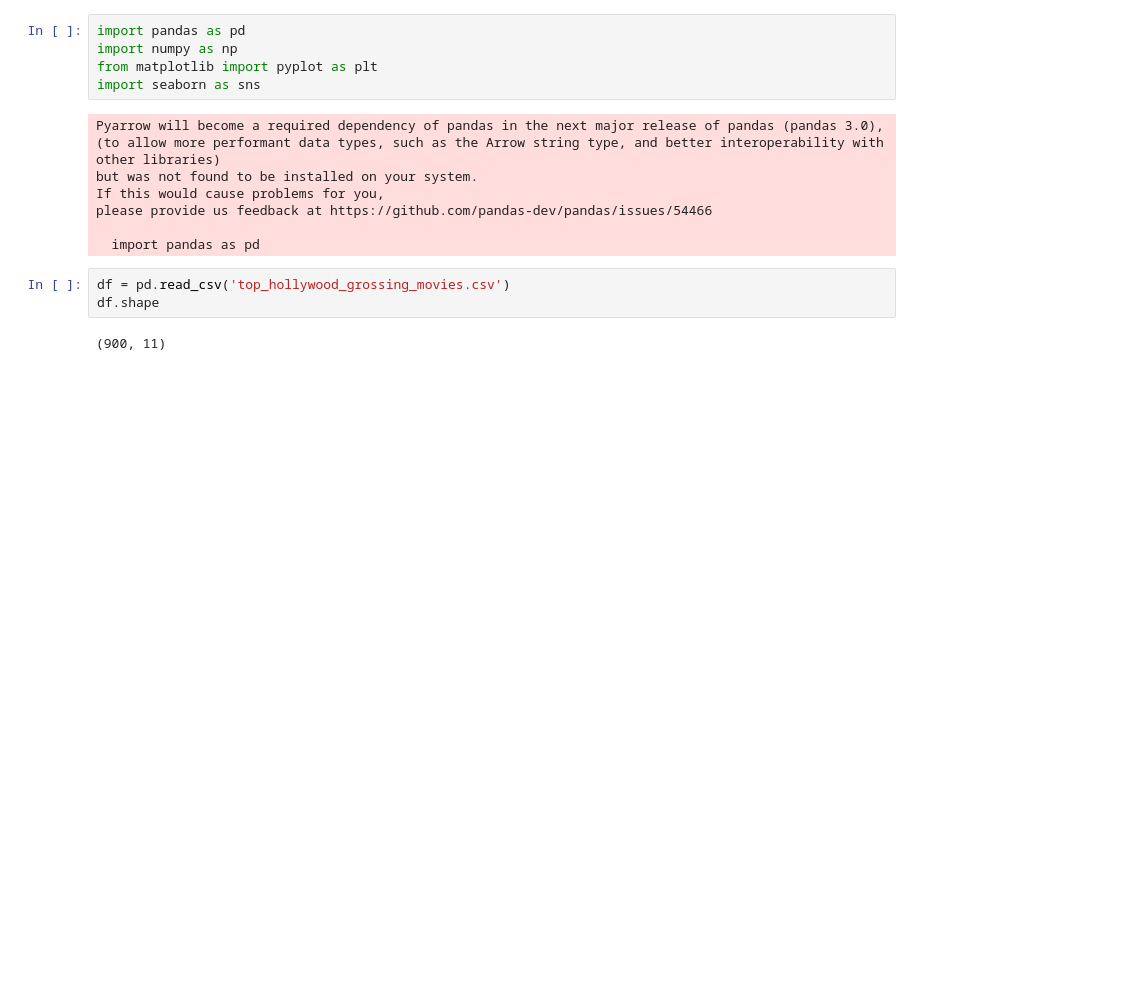
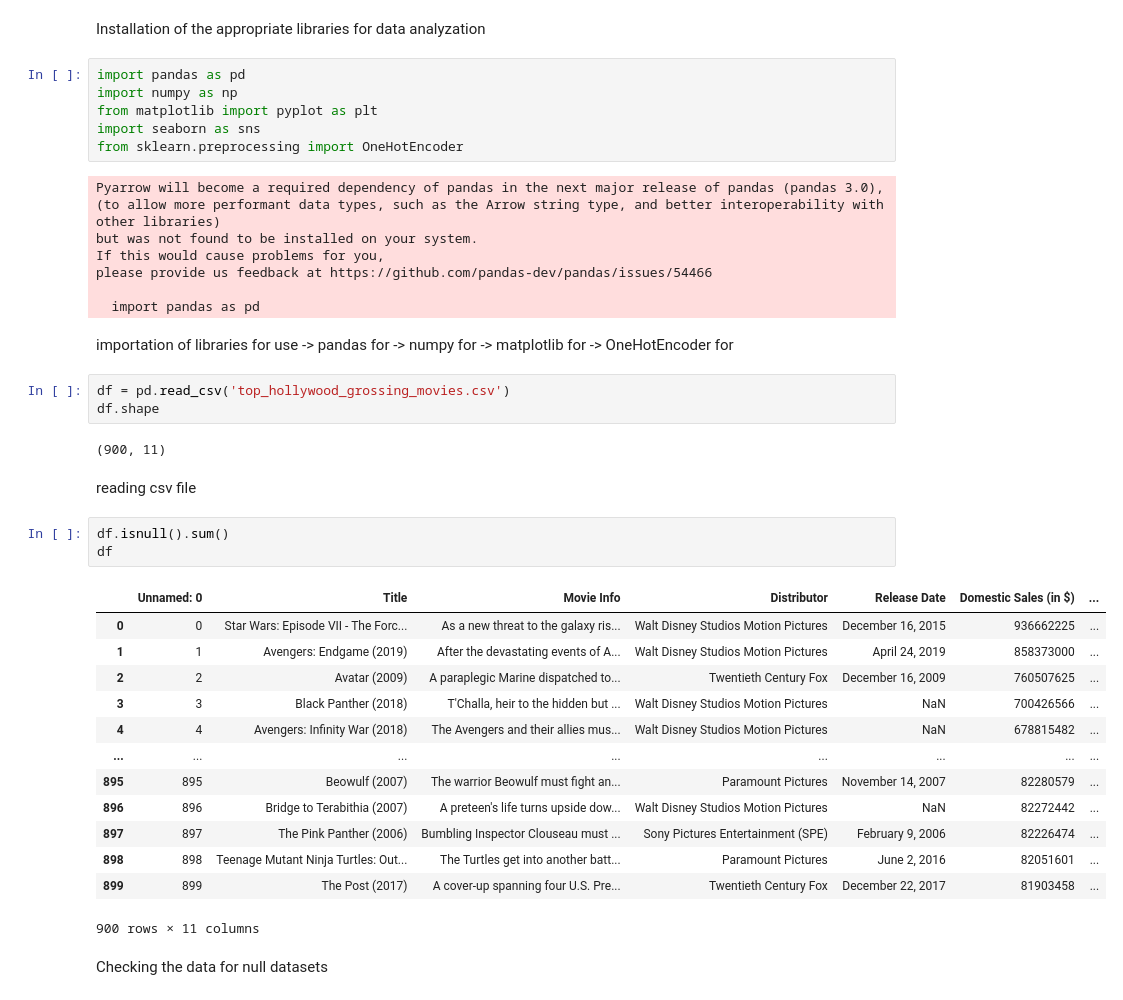
Before and after one commit to Jdmitchel/COMP-3610, a Jupyter notebook: assignments/a1/partb.ipynb, the cells around one changed output. Cells and saved outputs as stored; diff of their text form; blank space fills up the shorter version.

```diff
--- a/assignments/a1/partb.ipynb
+++ b/assignments/a1/partb.ipynb
@@ -23,9 +24,12 @@ Requirement already satisfied: six>=1.5 in c:\users\jmitc\anaconda3\envs\assignm
 Note: you may need to restart the kernel to use updated packages.
+# %% [markdown]
+Installation of the appropriate libraries for data analyzation
 # %%
 import pandas as pd
 import numpy as np
 from matplotlib import pyplot as plt
 import seaborn as sns
+from sklearn.preprocessing import OneHotEncoder
 # %% [output]
 Pyarrow will become a required dependency of pandas in the next major release of pandas (pandas 3.0),
 (to allow more performant data types, such as the Arrow string type, and better interoperability with other libraries)
@@ -34,9 +38,36 @@ If this would cause problems for you,
 please provide us feedback at https://github.com/pandas-dev/pandas/issues/54466
 
   import pandas as pd
+# %% [markdown]
+importation of libraries for use
+-> pandas for
+-> numpy for
+-> matplotlib for
+-> OneHotEncoder for
 # %%
 df = pd.read_csv('top_hollywood_grossing_movies.csv')
 df.shape
 # %% [output]
 (900, 11)
+# %% [markdown]
+reading csv file
+# %%
+df.isnull().sum()
+df
+# %% [output]
+|  | Unnamed: 0 | Title | Movie Info | Distributor | Release Date | Domestic Sales (in $) | ... |
+| 0 | 0 | Star Wars: Episode VII - The Forc... | As a new threat to the galaxy ris... | Walt Disney Studios Motion Pictures | December 16, 2015 | 936662225 | ... |
+| 1 | 1 | Avengers: Endgame (2019) | After the devastating events of A... | Walt Disney Studios Motion Pictures | April 24, 2019 | 858373000 | ... |
+| 2 | 2 | Avatar (2009) | A paraplegic Marine dispatched to... | Twentieth Century Fox | December 16, 2009 | 760507625 | ... |
+| 3 | 3 | Black Panther (2018) | T'Challa, heir to the hidden but ... | Walt Disney Studios Motion Pictures | NaN | 700426566 | ... |
+| 4 | 4 | Avengers: Infinity War (2018) | The Avengers and their allies mus... | Walt Disney Studios Motion Pictures | NaN | 678815482 | ... |
+| ... | ... | ... | ... | ... | ... | ... | ... |
+| 895 | 895 | Beowulf (2007) | The warrior Beowulf must fight an... | Paramount Pictures | November 14, 2007 | 82280579 | ... |
+| 896 | 896 | Bridge to Terabithia (2007) | A preteen's life turns upside dow... | Walt Disney Studios Motion Pictures | NaN | 82272442 | ... |
+| 897 | 897 | The Pink Panther (2006) | Bumbling Inspector Clouseau must ... | Sony Pictures Entertainment (SPE) | February 9, 2006 | 82226474 | ... |
+| 898 | 898 | Teenage Mutant Ninja Turtles: Out... | The Turtles get into another batt... | Paramount Pictures | June 2, 2016 | 82051601 | ... |
+| 899 | 899 | The Post (2017) | A cover-up spanning four U.S. Pre... | Twentieth Century Fox | December 22, 2017 | 81903458 | ... |
+900 rows × 11 columns
+# %% [markdown]
+Checking the data for null datasets
 # %%
```
Also changed, not shown: parts of 33 cells of this notebook, 12 other files.
